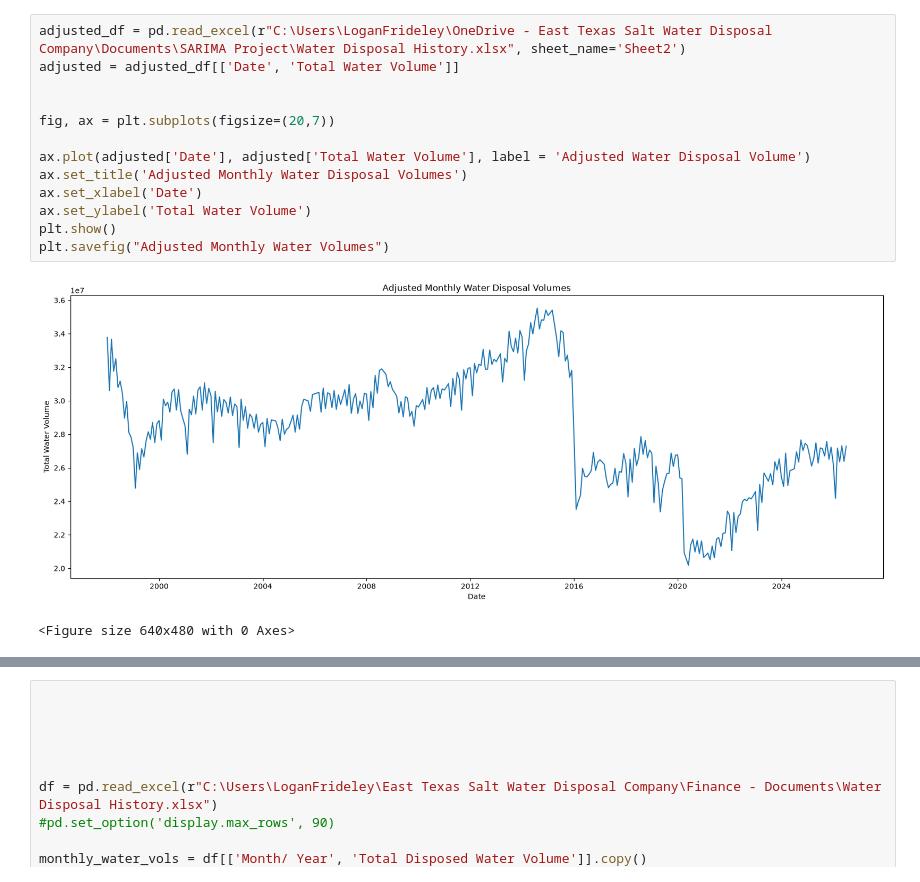
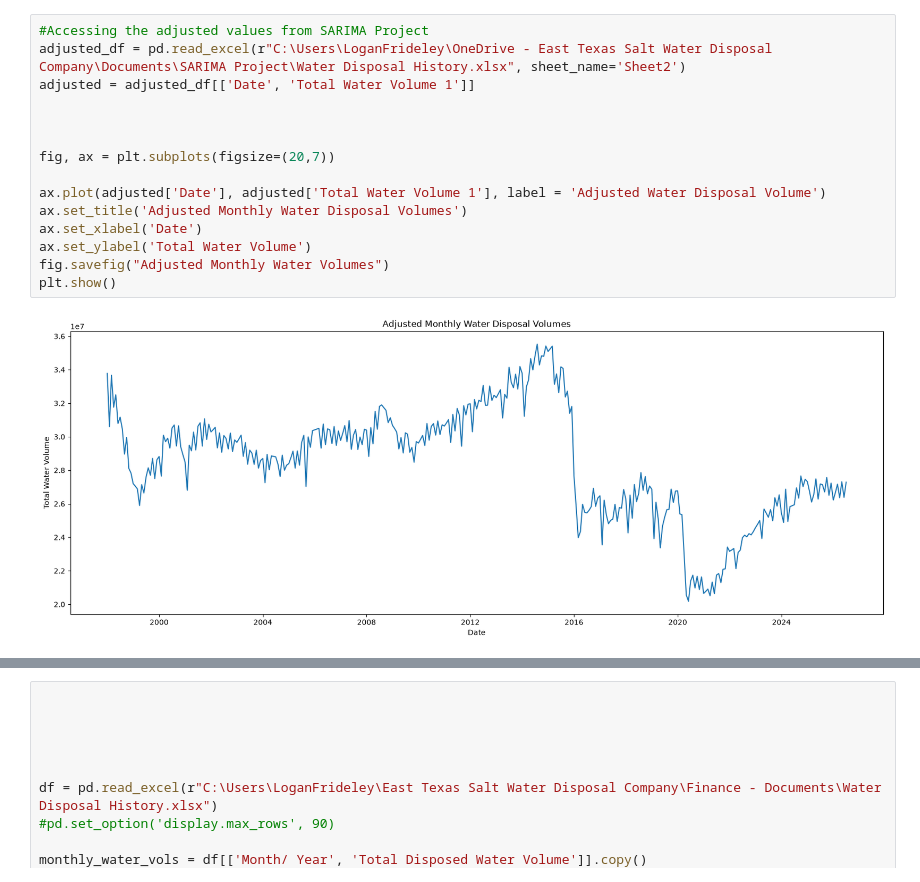
Before and after one commit to L0GN82/SARIMA, a Jupyter notebook: SARIMA.ipynb, the cells around one changed output, grey strips where cells are left out. Saved outputs shown, nothing was run; the diff lists cells and outputs as text.

```diff
--- a/SARIMA.ipynb
+++ b/SARIMA.ipynb
@@ -46,16 +86,17 @@ plt.savefig("Monthly Water Volumes")
 # %%
+#Accessing the adjusted values from SARIMA Project
 adjusted_df = pd.read_excel(r"C:\Users\LoganFrideley\OneDrive - East Texas Salt Water Disposal Company\Documents\SARIMA Project\Water Disposal History.xlsx", sheet_name='Sheet2')
-adjusted = adjusted_df[['Date', 'Total Water Volume']]
+adjusted = adjusted_df[['Date', 'Total Water Volume 1']]
+
 
 
 fig, ax = plt.subplots(figsize=(20,7))
 
-ax.plot(adjusted['Date'], adjusted['Total Water Volume'], label = 'Adjusted Water Disposal Volume')
+ax.plot(adjusted['Date'], adjusted['Total Water Volume 1'], label = 'Adjusted Water Disposal Volume')
 ax.set_title('Adjusted Monthly Water Disposal Volumes')
 ax.set_xlabel('Date')
 ax.set_ylabel('Total Water Volume')
+fig.savefig("Adjusted Monthly Water Volumes")
 plt.show()
-plt.savefig("Adjusted Monthly Water Volumes")
 # %% [output]
-[figure, old version]
+[figure, new version]
-<Figure size 640x480 with 0 Axes>
```
Also changed, not shown: parts of 5 cells of this notebook, 5 other files.
